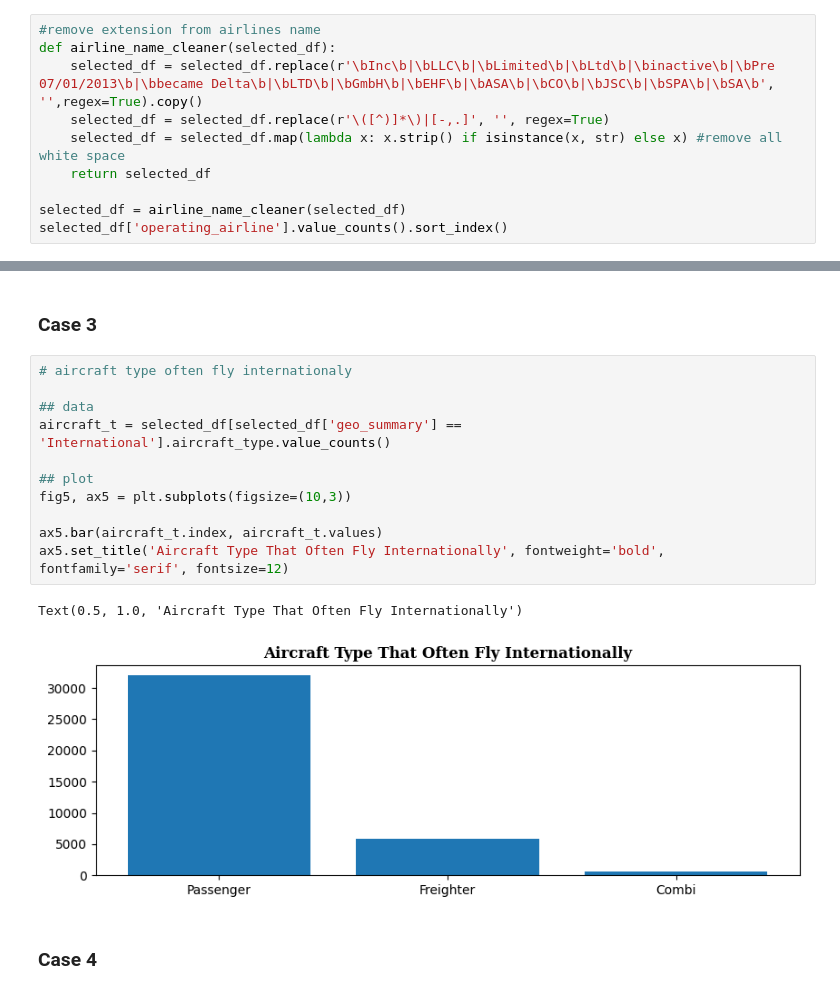
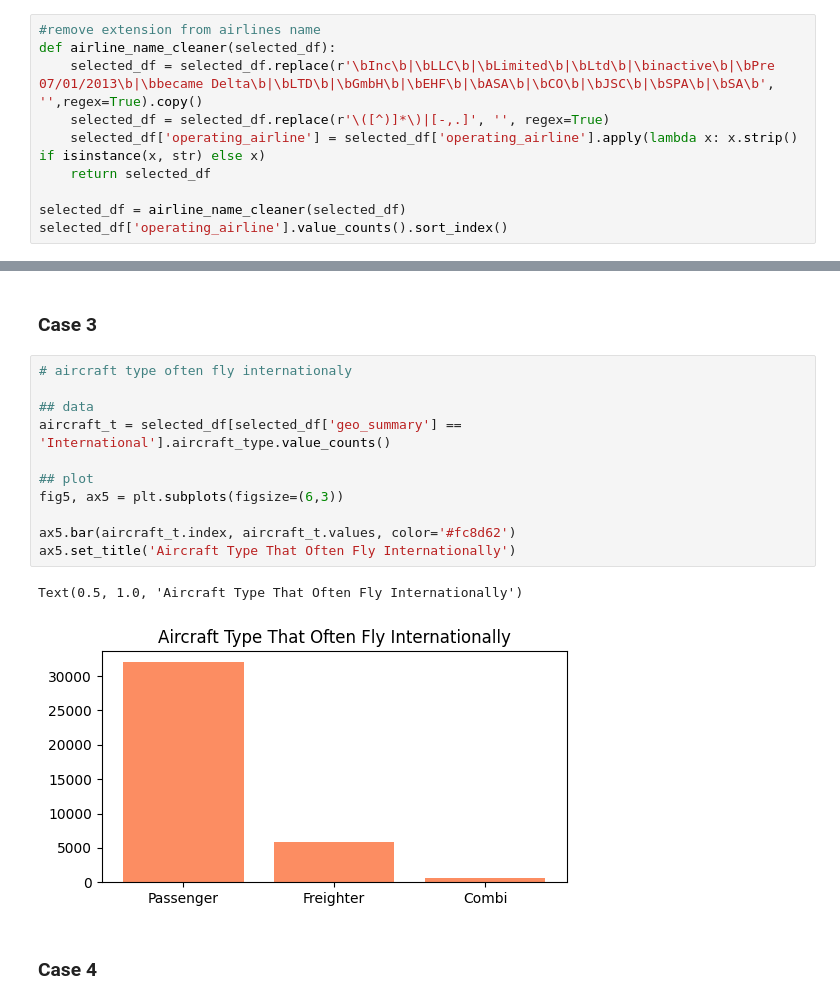
Before and after one commit to ikhsan-muhammad/p01-airplane_cargo, a Jupyter notebook: p01-airplane-cargo.ipynb, the cells around one changed output, grey strips where cells are left out. Cells and saved outputs as stored; diff of their text form.

```diff
--- a/p01-airplane-cargo.ipynb
+++ b/p01-airplane-cargo.ipynb
@@ -195,7 +195,7 @@ Index(['All Nippon Company Airways, Ltd.', 'TACA International Airlines, S.A.',
 def airline_name_cleaner(selected_df):
     selected_df = selected_df.replace(r'\bInc\b|\bLLC\b|\bLimited\b|\bLtd\b|\binactive\b|\bPre 07/01/2013\b|\bbecame Delta\b|\bLTD\b|\bGmbH\b|\bEHF\b|\bASA\b|\bCO\b|\bJSC\b|\bSPA\b|\bSA\b', '',regex=True).copy()
     selected_df = selected_df.replace(r'\([^)]*\)|[-,.]', '', regex=True)
-    selected_df = selected_df.map(lambda x: x.strip() if isinstance(x, str) else x) #remove all white space
+    selected_df['operating_airline'] = selected_df['operating_airline'].apply(lambda x: x.strip() if isinstance(x, str) else x)
     return selected_df
 
 selected_df = airline_name_cleaner(selected_df)
@@ -445,17 +445,17 @@ for i in range(2):
 # %%
 # aircraft type often fly internationaly
 
 ## data
 aircraft_t = selected_df[selected_df['geo_summary'] == 'International'].aircraft_type.value_counts()
 
 ## plot
-fig5, ax5 = plt.subplots(figsize=(10,3))
+fig5, ax5 = plt.subplots(figsize=(6,3))
 
-ax5.bar(aircraft_t.index, aircraft_t.values)
-ax5.set_title('Aircraft Type That Often Fly Internationally', fontweight='bold', fontfamily='serif', fontsize=12)
+ax5.bar(aircraft_t.index, aircraft_t.values, color='#fc8d62')
+ax5.set_title('Aircraft Type That Often Fly Internationally')
 # %% [output]
 Text(0.5, 1.0, 'Aircraft Type That Often Fly Internationally')
-[figure, old version]
+[figure, new version]
 # %% [markdown]
 ### Case 4
 # %%
```
Also changed, not shown: parts of 2 cells of this notebook, 1 other file.
